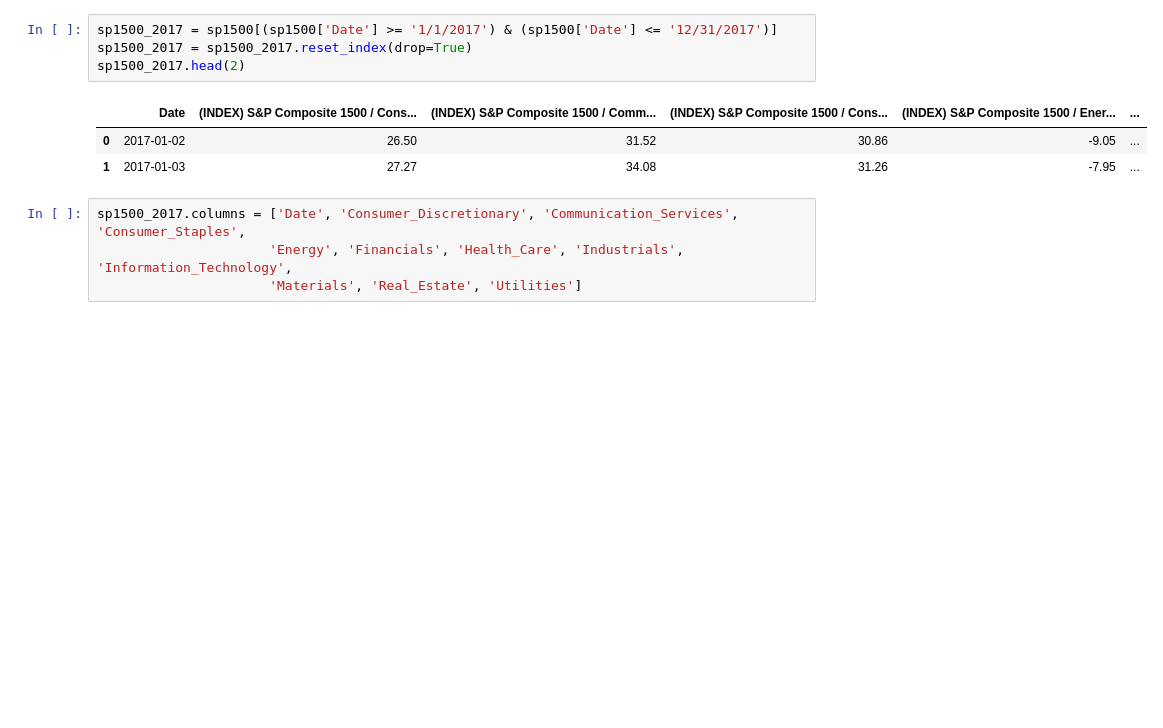
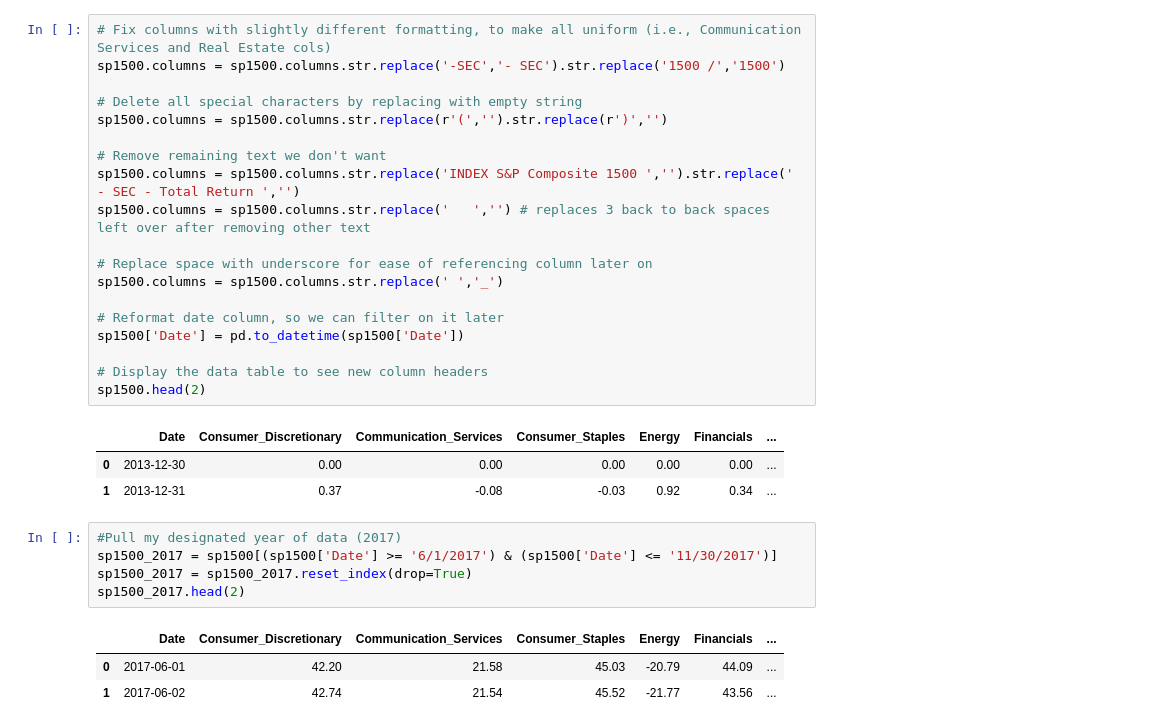
Before and after one commit to nancyculley/Little_Data_Project_1, a Jupyter notebook: Ashley_Project_1.ipynb, the cells around one changed output. Drawn from its saved outputs; the diff is of its cells as text; blank space fills up the shorter version.

```diff
--- a/Ashley_Project_1.ipynb
+++ b/Ashley_Project_1.ipynb
@@ -52,12 +24,32 @@ sp1500.head(2)
+# %%
+# Fix columns with slightly different formatting, to make all uniform (i.e., Communication Services and Real Estate cols)
+sp1500.columns = sp1500.columns.str.replace('-SEC','- SEC').str.replace('1500 /','1500')
+
+# Delete all special characters by replacing with empty string
+sp1500.columns = sp1500.columns.str.replace(r'(','').str.replace(r')','')
+
+# Remove remaining text we don't want
+sp1500.columns = sp1500.columns.str.replace('INDEX S&P Composite 1500 ','').str.replace(' - SEC - Total Return ','')
+sp1500.columns = sp1500.columns.str.replace('   ','') # replaces 3 back to back spaces left over after removing other text
+
+# Replace space with underscore for ease of referencing column later on
+sp1500.columns = sp1500.columns.str.replace(' ','_')
+
+# Reformat date column, so we can filter on it later
+sp1500['Date'] = pd.to_datetime(sp1500['Date'])
+
+# Display the data table to see new column headers
+sp1500.head(2)
+# %% [output]
+|  | Date | Consumer_Discretionary | Communication_Services | Consumer_Staples | Energy | Financials | ... |
+| 0 | 2013-12-30 | 0.00 | 0.00 | 0.00 | 0.00 | 0.00 | ... |
+| 1 | 2013-12-31 | 0.37 | -0.08 | -0.03 | 0.92 | 0.34 | ... |
 # %%
-sp1500_2017 = sp1500[(sp1500['Date'] >= '1/1/2017') & (sp1500['Date'] <= '12/31/2017')]
+#Pull my designated year of data (2017)
+sp1500_2017 = sp1500[(sp1500['Date'] >= '6/1/2017') & (sp1500['Date'] <= '11/30/2017')]
 sp1500_2017 = sp1500_2017.reset_index(drop=True)
 sp1500_2017.head(2)
 # %% [output]
-|  | Date | (INDEX) S&P Composite 1500 / Cons... | (INDEX) S&P Composite 1500 / Comm... | (INDEX) S&P Composite 1500 / Cons... | (INDEX) S&P Composite 1500 / Ener... | ... |
-| 0 | 2017-01-02 | 26.50 | 31.52 | 30.86 | -9.05 | ... |
-| 1 | 2017-01-03 | 27.27 | 34.08 | 31.26 | -7.95 | ... |
+|  | Date | Consumer_Discretionary | Communication_Services | Consumer_Staples | Energy | Financials | ... |
+| 0 | 2017-06-01 | 42.20 | 21.58 | 45.03 | -20.79 | 44.09 | ... |
+| 1 | 2017-06-02 | 42.74 | 21.54 | 45.52 | -21.77 | 43.56 | ... |
-# %%
-sp1500_2017.columns = ['Date', 'Consumer_Discretionary', 'Communication_Services', 'Consumer_Staples',
-                      'Energy', 'Financials', 'Health_Care', 'Industrials', 'Information_Technology',
-                      'Materials', 'Real_Estate', 'Utilities']
```
Also changed, not shown: parts of 21 cells of this notebook, 14 other files.
